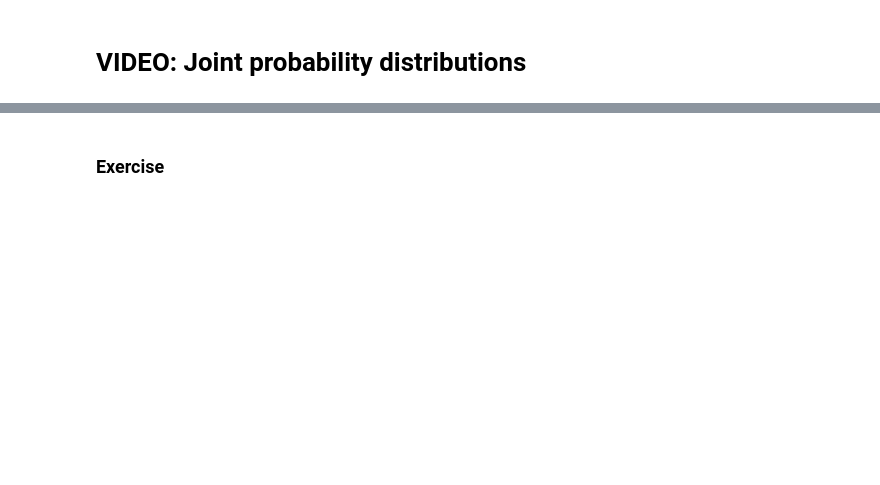
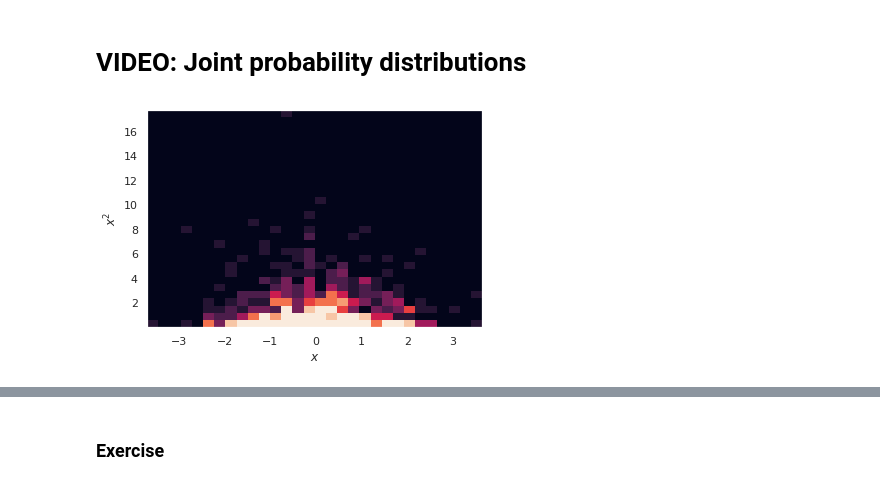
Before and after one commit to adel-nouar/Math_with_Python, a Jupyter notebook: Section13_pymath_probability.ipynb, the cells around one changed output, grey strips where cells are left out. Saved outputs shown, nothing was run; the diff lists cells and outputs as text; code cells hidden in the pictures; blank space fills up the shorter version.

```diff
--- a/Section13_pymath_probability.ipynb
+++ b/Section13_pymath_probability.ipynb
@@ -274,2 +344,14 @@ plt.show()
 # %% [markdown]
 # VIDEO: Joint probability distributions
+# %%
+n = 1000
+
+x = np.random.randn(n)
+y = np.random.randn(n)**2
+
+plt.hist2d(x,y,30,vmax=10)
+plt.xlabel('$x$')
+plt.ylabel('$x^2$')
+plt.show()
+# %% [output]
+[figure, added]
```
Also changed, not shown: parts of 6 cells of this notebook, 1 other file.
